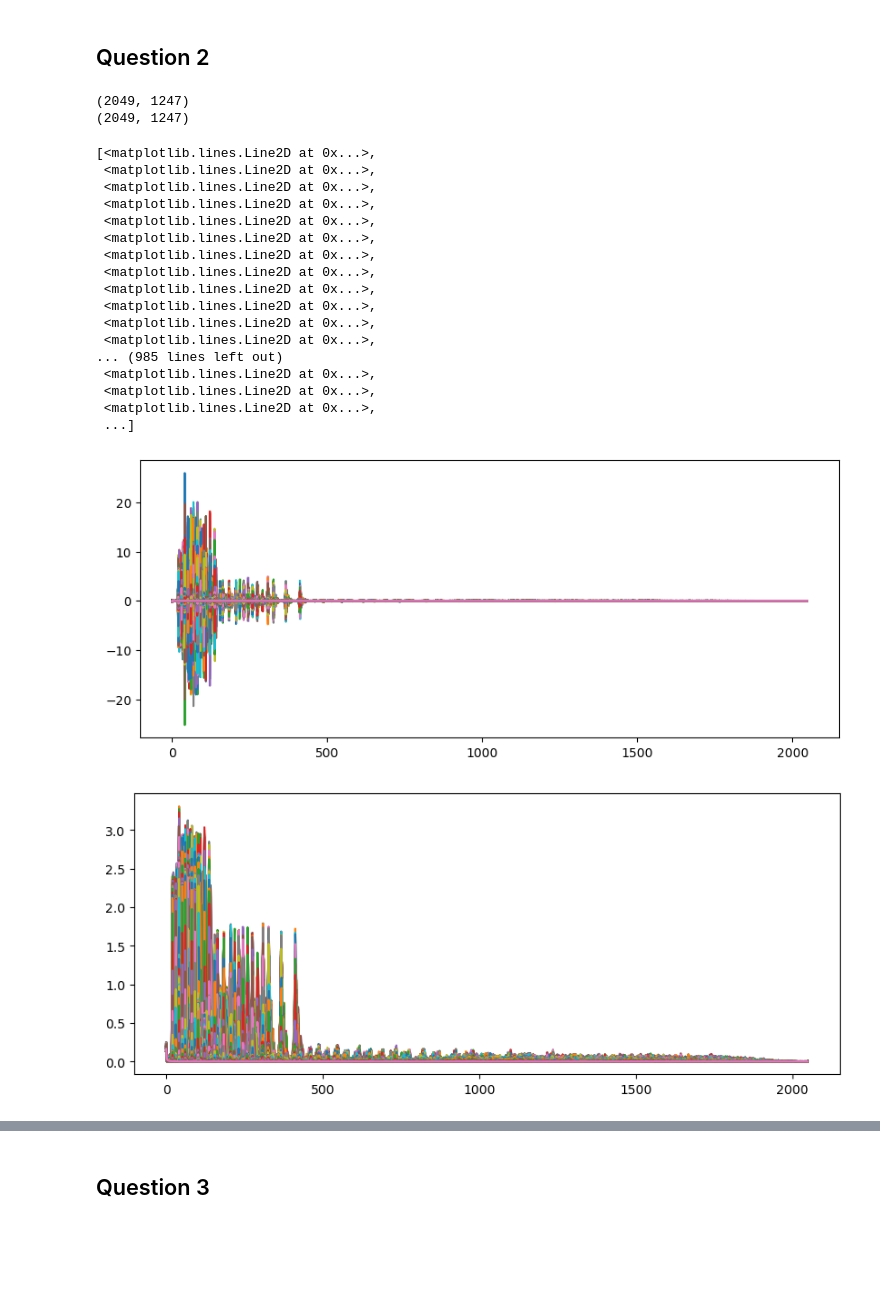
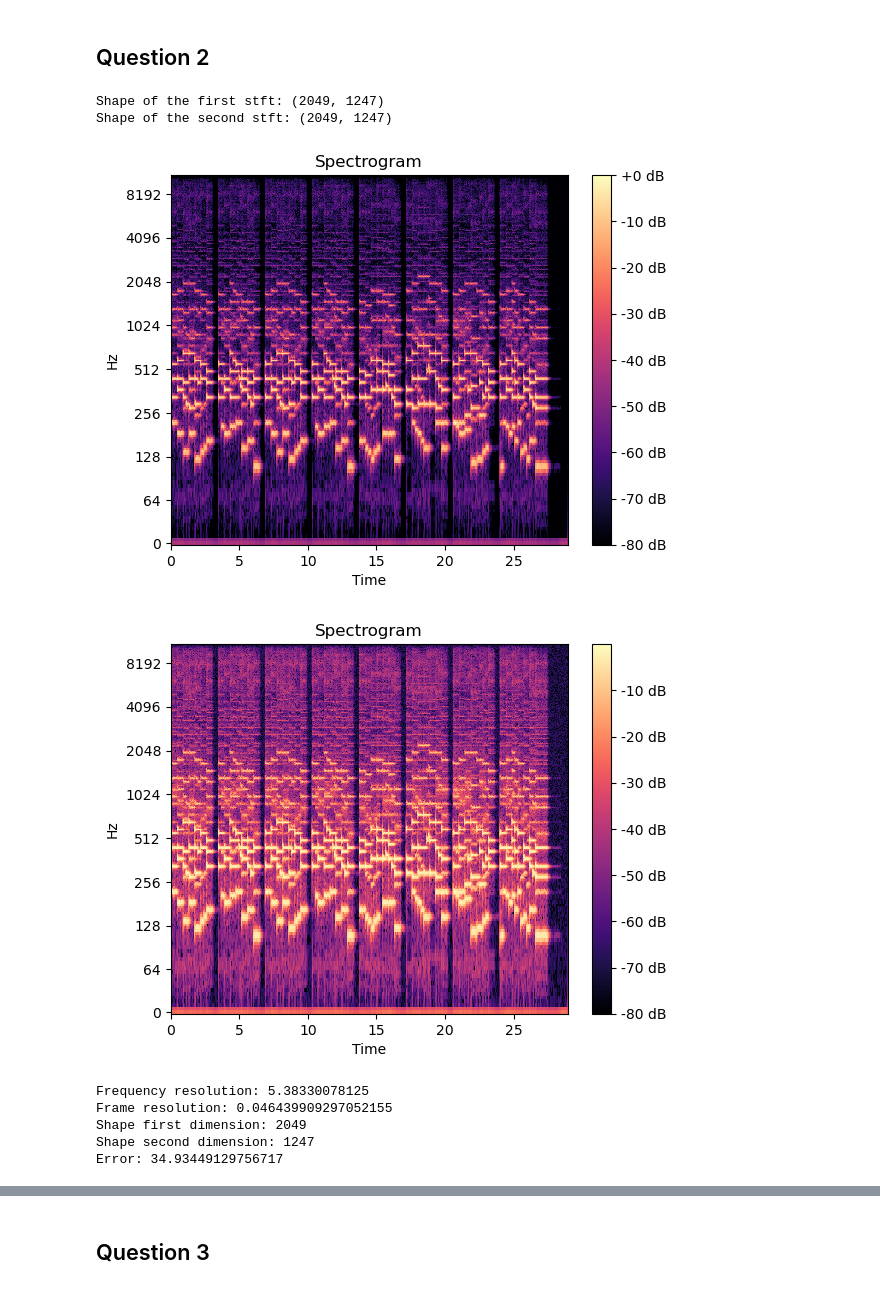
Before and after one commit to MarcoPelazza/CMRM, a Jupyter notebook: Homework2.ipynb, the cells around one changed output, grey strips where cells are left out. Drawn from its saved outputs; the diff is of its cells as text; code cells hidden in the pictures; blank space fills up the shorter version.

```diff
--- a/Homework2.ipynb
+++ b/Homework2.ipynb
@@ -22,7 +22,7 @@ source_names = ['soprano', 'alto', 'tenor', 'bass']
 
 # Import audio
 chorale_1_path = os.path.join(mix_dir, 'chorale_1_mix.wav')
-chorale_1, Fs = librosa.load(chorale_1_path)
+chorale_1, Fs_chorale_1 = librosa.load(chorale_1_path)
 
 plt.figure(figsize = (10,2))
 plt.plot(chorale_1)
@@ -201,60 +201,64 @@ Total notes sum: 238
 # %%
 N_fft = 4096
 H_fft = N_fft // 4
 
+# Input Spectrogram
 stft_x = librosa.stft(y = chorale_1, n_fft = N_fft, hop_length = H_fft)
 
-print(np.shape(stft_x))
+print('Shape of the first stft: ' + str(np.shape(stft_x)))
 
 stft_compressed = np.log(1 + np.abs(stft_x))
 
-print(np.shape(stft_compressed))
+print('Shape of the second stft: '  + str(np.shape(stft_compressed)))
 
-feature_time_axis = np.arange(stft_x.shape[0])
-plt.figure(figsize=(10,4))
-plt.plot(feature_time_axis, stft_x)
+librosa.display.specshow(librosa.amplitude_to_db(stft_x, ref=np.max), y_axis='log', x_axis='time')
+plt.colorbar(format='%+2.0f dB')
+plt.title('Spectrogram')
+plt.show()
 
-feature_time_axis = np.arange(stft_compressed.shape[0])
-plt.figure(figsize=(10,4))
-plt.plot(feature_time_axis, stft_compressed)
+librosa.display.specshow(librosa.amplitude_to_db(stft_compressed, ref=np.max), y_axis='log', x_axis='time')
+plt.colorbar(format='%+2.0f dB')
+plt.title('Spectrogram')
+plt.show()
 
-# Input Spectrogram
+freq_res = Fs_chorale_1/N_fft
+print('Frequency resolution: ' + str(freq_res))
 
+frame_res = H_fft/Fs_chorale_1
+print('Frame resolution: ' + str(frame_res))
 
 # Spectrogram shape
-
+shape_stft_compressed_1 = np.shape(stft_compressed)[0]
+print('Shape first dimension: ' + str(shape_stft_compressed_1))
+shape_stft_compressed_2 = np.shape(stft_compressed)[1]
+print('Shape second dimension: ' + str(shape_stft_compressed_2))
 
 # Initialize activations and templates
-
+H_init, pitch_set, pitch_label = initialize_activation(shape_stft_compressed_2, annotations = annotations_ch1, frame_res = frame_res)
+#template = W pitch information
+template = initialize_template(K = int((N_fft/2) + 1), pitch_set = pitch_set, freq_res = freq_res,)
 
 # Instantiate NMF model
+NMF_model = decomposition.NMF(n_components = np.shape(H_init)[0], solver = 'mu', init = 'custom', max_iter = 1000)
+template_matrix = NMF_model.fit_transform(X = (stft_compressed).astype(float), H = H_init, W = template)
+#activation temporal information = H
+activation_matrix = NMF_model.components_
 
-
-# NMF factorization
-
+V_approx = np.matmul(template, H_init)
 
 # Error norm
+err_norm = np.linalg.norm(stft_compressed - V_approx, ord = 2)
+
+print('Error: ' + str(err_norm))
 # %% [output]
-(2049, 1247)
-(2049, 1247)
+Shape of the first stft: (2049, 1247)
+Shape of the second stft: (2049, 1247)
-[<matplotlib.lines.Line2D at 0x...>,
- <matplotlib.lines.Line2D at 0x...>,
- <matplotlib.lines.Line2D at 0x...>,
- <matplotlib.lines.Line2D at 0x...>,
- <matplotlib.lines.Line2D at 0x...>,
- <matplotlib.lines.Line2D at 0x...>,
- <matplotlib.lines.Line2D at 0x...>,
- <matplotlib.lines.Line2D at 0x...>,
- <matplotlib.lines.Line2D at 0x...>,
- <matplotlib.lines.Line2D at 0x...>,
- <matplotlib.lines.Line2D at 0x...>,
- <matplotlib.lines.Line2D at 0x...>,
-... (985 lines left out)
- <matplotlib.lines.Line2D at 0x...>,
- <matplotlib.lines.Line2D at 0x...>,
- <matplotlib.lines.Line2D at 0x...>,
- ...]
-[figure, old version]
+[figure, new version]
-[figure, old version]
+[figure, new version]
+Frequency resolution: 5.38330078125
+Frame resolution: 0.046439909297052155
+Shape first dimension: 2049
+Shape second dimension: 1247
+Error: 34.93449129756717
 # %%
 # Plots
```
Also changed, not shown: parts of 5 cells of this notebook.
